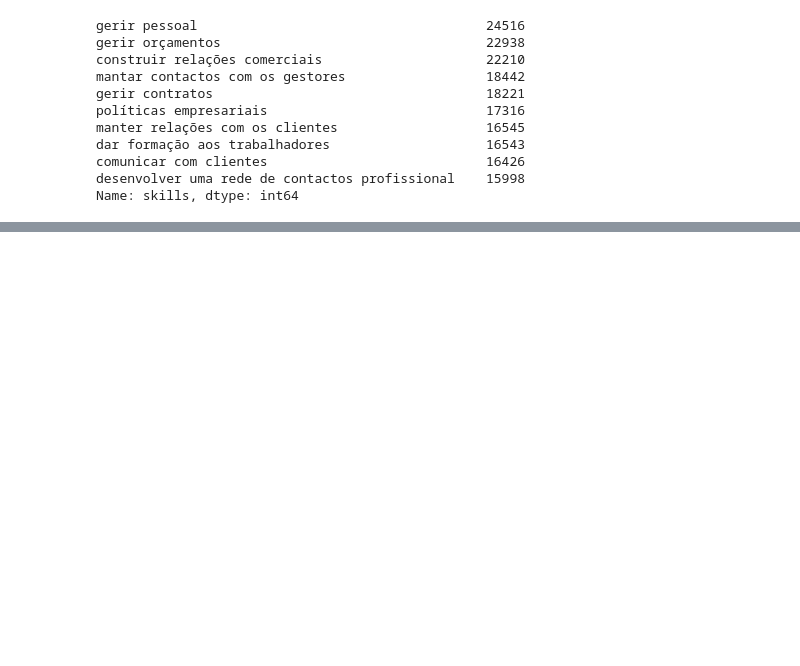
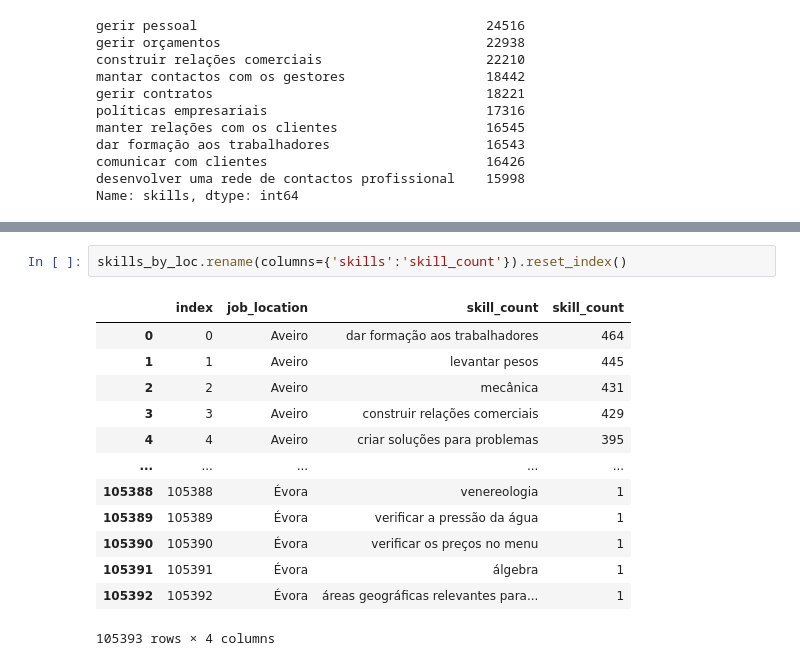
Before and after one commit to gilnribeiro/Work-Project, a Jupyter notebook: Code/Data_Exploration/EDA (ESCO).ipynb, the cells around one changed output, grey strips where cells are left out. Drawn from its saved outputs; the diff is of its cells as text; blank space fills up the shorter version.

```diff
--- a/Code/Data_Exploration/EDA (ESCO).ipynb
+++ b/Code/Data_Exploration/EDA (ESCO).ipynb
@@ -276,0 +357,16 @@ df_skills.to_csv('expanded_skills_data.csv')
+# %%
+skills_by_loc.rename(columns={'skills':'skill_count'}).reset_index()
+# %% [output]
+|  | index | job_location | skill_count | skill_count |
+| 0 | 0 | Aveiro | dar formação aos trabalhadores | 464 |
+| 1 | 1 | Aveiro | levantar pesos | 445 |
+| 2 | 2 | Aveiro | mecânica | 431 |
+| 3 | 3 | Aveiro | construir relações comerciais | 429 |
+| 4 | 4 | Aveiro | criar soluções para problemas | 395 |
+| ... | ... | ... | ... | ... |
+| 105388 | 105388 | Évora | venereologia | 1 |
+| 105389 | 105389 | Évora | verificar a pressão da água | 1 |
+| 105390 | 105390 | Évora | verificar os preços no menu | 1 |
+| 105391 | 105391 | Évora | álgebra | 1 |
+| 105392 | 105392 | Évora | áreas geográficas relevantes para... | 1 |
+105393 rows × 4 columns
```
Also changed, not shown: parts of 34 cells of this notebook, 6 other files.
